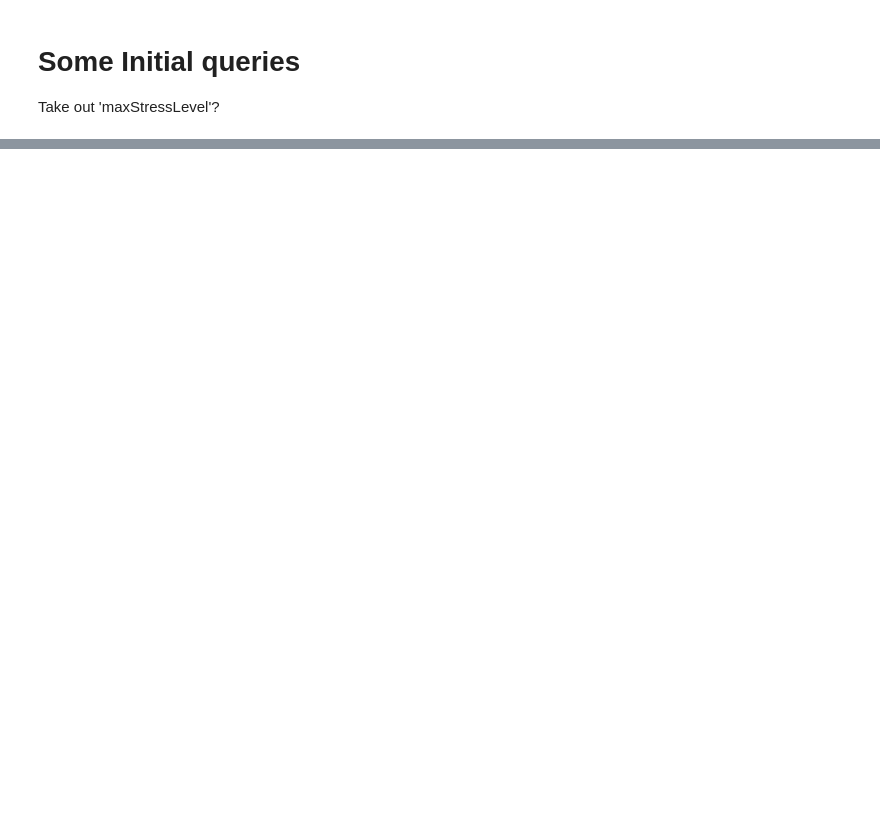
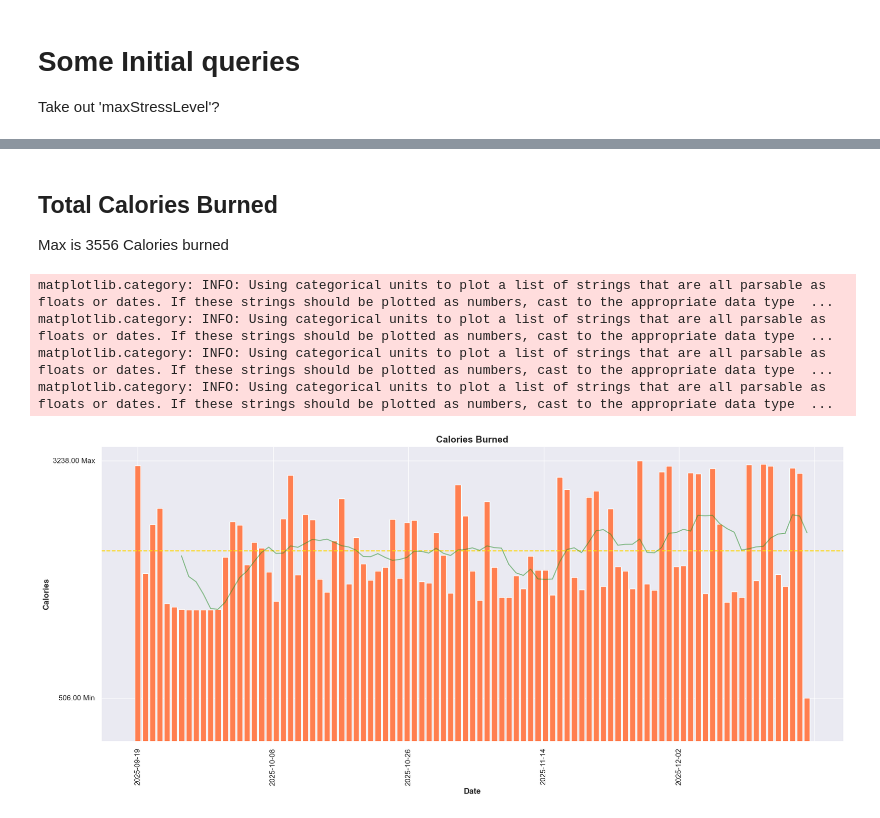
Before and after one commit to christophermagno/christophermagno, a Jupyter notebook: Projects/Health Overview/health_dataset.ipynb, the cells around one changed output, grey strips where cells are left out. Cells and saved outputs as stored; diff of their text form; code cells hidden in the pictures; blank space fills up the shorter version.

Commit message:
Updating documentation and adding charts to health overview

```diff
--- a/Projects/Health Overview/health_dataset.ipynb
+++ b/Projects/Health Overview/health_dataset.ipynb
@@ -473,0 +616,2 @@ df.to_csv(project.raw_file)
+# %%
+df = lib.read_data(project.raw_file)
@@ -582,0 +764,9 @@ PortfolioLogger.Health Overview: INFO: sleepTimeSeconds
+# %%
+MAIN_COLOR = 'coral'
+REF_COLOR = 'gold'
+POSITIVE_REF_COLOR = 'forestgreen'
+NEGATIVE_REF_COLOR = 'crimson'
+TIME_RANGE = int(187/2)
+TIME_STEP = 5
+df_viz = df.iloc[-TIME_RANGE:]
+df_viz
@@ -582,0 +787,26 @@ PortfolioLogger.Health Overview: INFO: sleepTimeSeconds
+# %% [markdown]
+## Total Calories Burned
+Max is 3556 Calories burned
+# %%
+df_viz.loc[:, 'rolling avg'] = df_viz['Calories'].rolling(window=7).mean()
+# %%
+plt.figure(figsize=[20,8])
+plt.bar(df_viz['Date'], df_viz['Calories'], color=MAIN_COLOR)
+plt.axhline(y=df_viz['Calories'].mean(), linestyle='dashed', color=REF_COLOR, label=f'Mean Kilocalories {df_viz["Calories"].mean():.2f}')
+plt.plot(df_viz['Date'], df_viz['rolling avg'], color=POSITIVE_REF_COLOR, alpha=0.5)
+plt.xticks(rotation=90)
+y_min = df_viz['Calories'].min()
+y_max = df_viz['Calories'].max()
+plt.yticks([y_min, y_max], [f'{y_min:.2f} Min', f'{y_max:.2f} Max'])
+plt.title('Calories Burned', fontweight='bold', fontsize=14)
+plt.xlabel('Date', fontweight='bold')
+plt.ylabel('Calories', fontweight='bold')
+ax = plt.gca()
+ax.xaxis.set_major_locator(mticker.MultipleLocator(abs(TIME_RANGE/ TIME_STEP)))
+plt.show()
+# %% [output]
+matplotlib.category: INFO: Using categorical units to plot a list of strings that are all parsable as floats or dates. If these strings should be plotted as numbers, cast to the appropriate data type  ...
+matplotlib.category: INFO: Using categorical units to plot a list of strings that are all parsable as floats or dates. If these strings should be plotted as numbers, cast to the appropriate data type  ...
+matplotlib.category: INFO: Using categorical units to plot a list of strings that are all parsable as floats or dates. If these strings should be plotted as numbers, cast to the appropriate data type  ...
+matplotlib.category: INFO: Using categorical units to plot a list of strings that are all parsable as floats or dates. If these strings should be plotted as numbers, cast to the appropriate data type  ...
+[figure, added]
```
Also changed, not shown: parts of 71 cells of this notebook, 4 other files.
